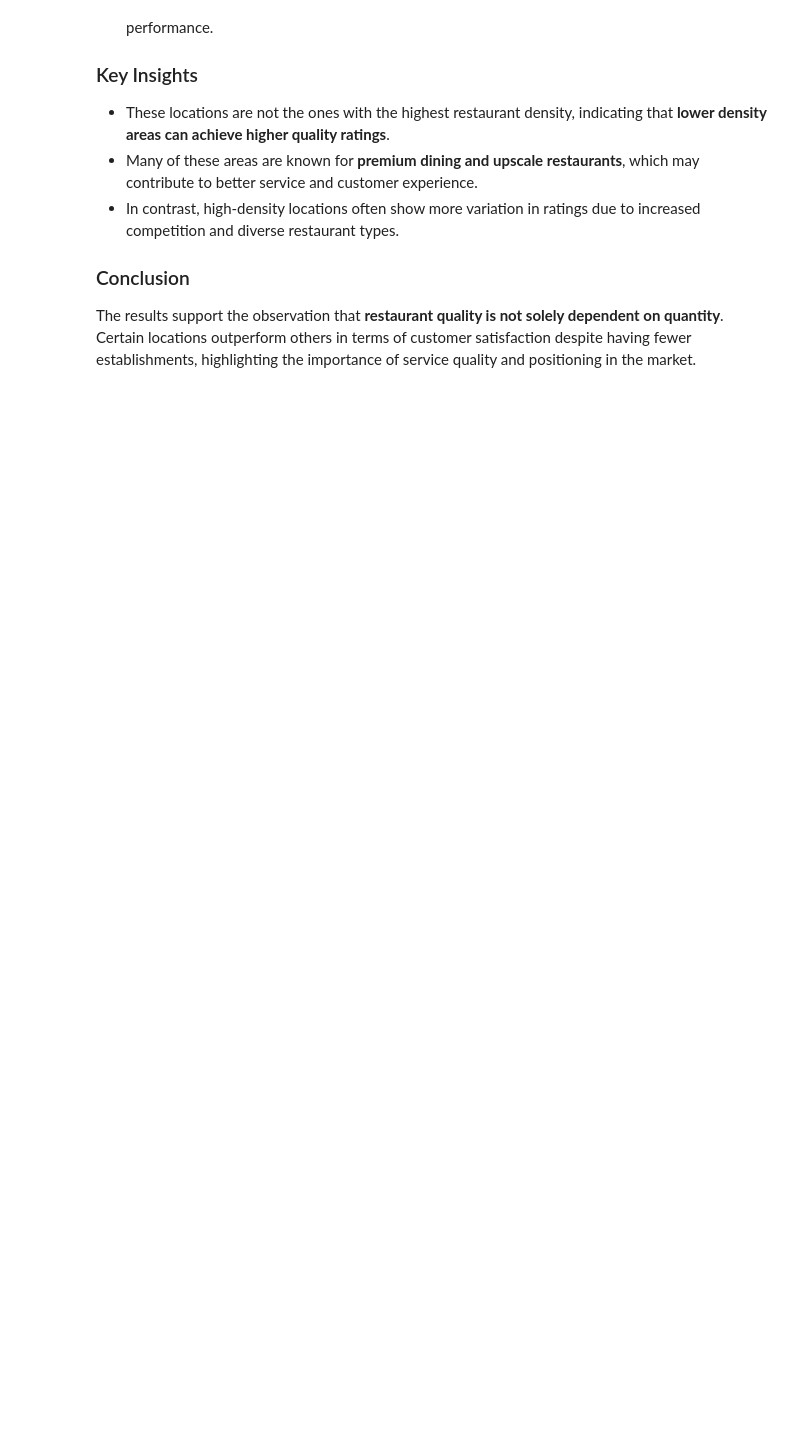
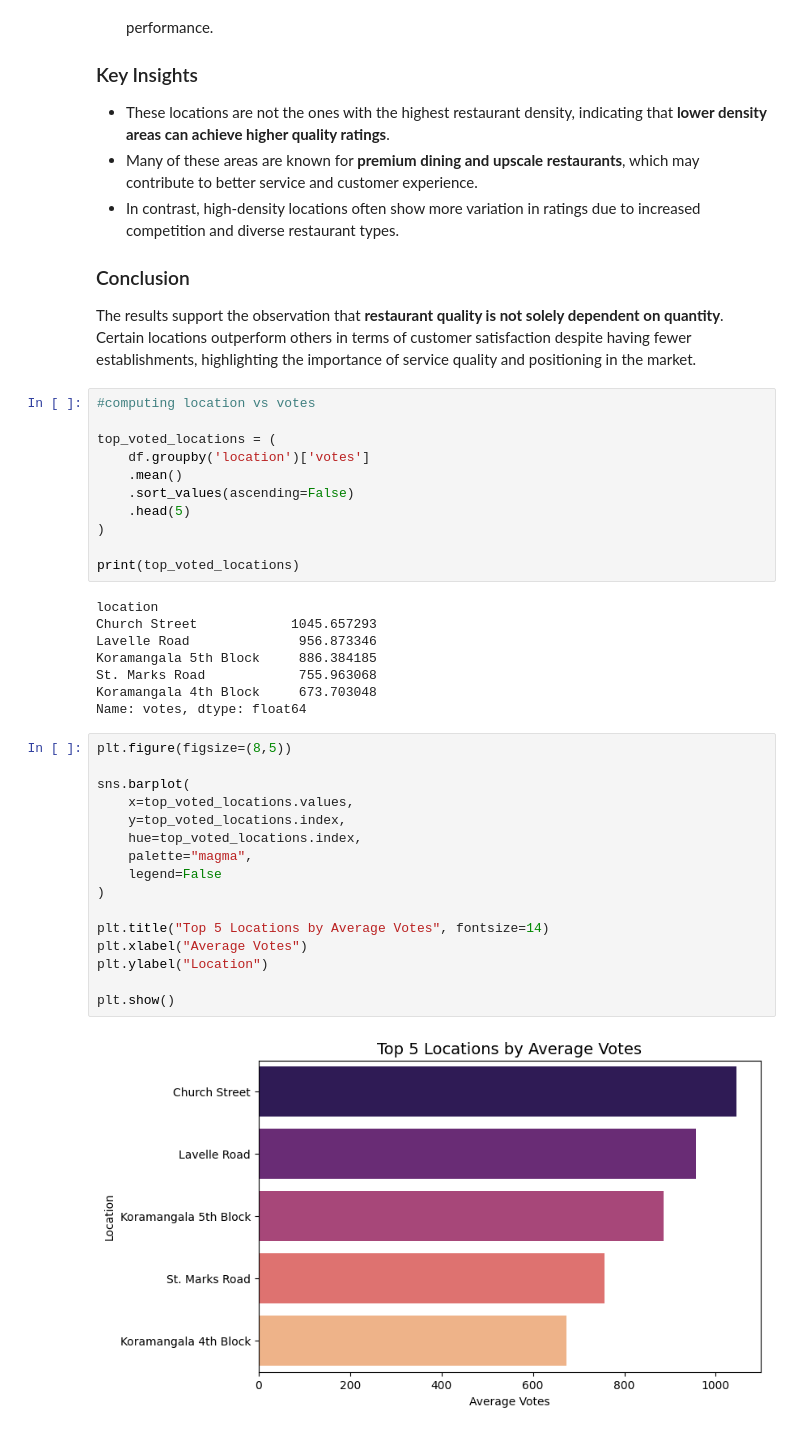
Before and after one commit to kan9667/zomato-ecosystem-analysis, a Jupyter notebook: zomato rest data analysis.ipynb, the cells around one changed output. Cells and saved outputs as stored; diff of their text form; blank space fills up the shorter version.

```diff
--- a/zomato rest data analysis.ipynb
+++ b/zomato rest data analysis.ipynb
@@ -257,3 +257,40 @@ The analysis identifies the top 5 locations based on the average restaurant rati
 ### Conclusion
 
 The results support the observation that **restaurant quality is not solely dependent on quantity**. Certain locations outperform others in terms of customer satisfaction despite having fewer establishments, highlighting the importance of service quality and positioning in the market.
+# %%
+#computing location vs votes
+
+top_voted_locations = (
+    df.groupby('location')['votes']
+    .mean()
+    .sort_values(ascending=False)
+    .head(5)
+)
+
+print(top_voted_locations)
+# %% [output]
+location
+Church Street            1045.657293
+Lavelle Road              956.873346
+Koramangala 5th Block     886.384185
+St. Marks Road            755.963068
+Koramangala 4th Block     673.703048
+Name: votes, dtype: float64
+# %%
+plt.figure(figsize=(8,5))
+
+sns.barplot(
+    x=top_voted_locations.values,
+    y=top_voted_locations.index,
+    hue=top_voted_locations.index,
+    palette="magma",
+    legend=False
+)
+
+plt.title("Top 5 Locations by Average Votes", fontsize=14)
+plt.xlabel("Average Votes")
+plt.ylabel("Location")
+
+plt.show()
+# %% [output]
+[figure, added]
```
Also changed, not shown: parts of 5 cells of this notebook.
